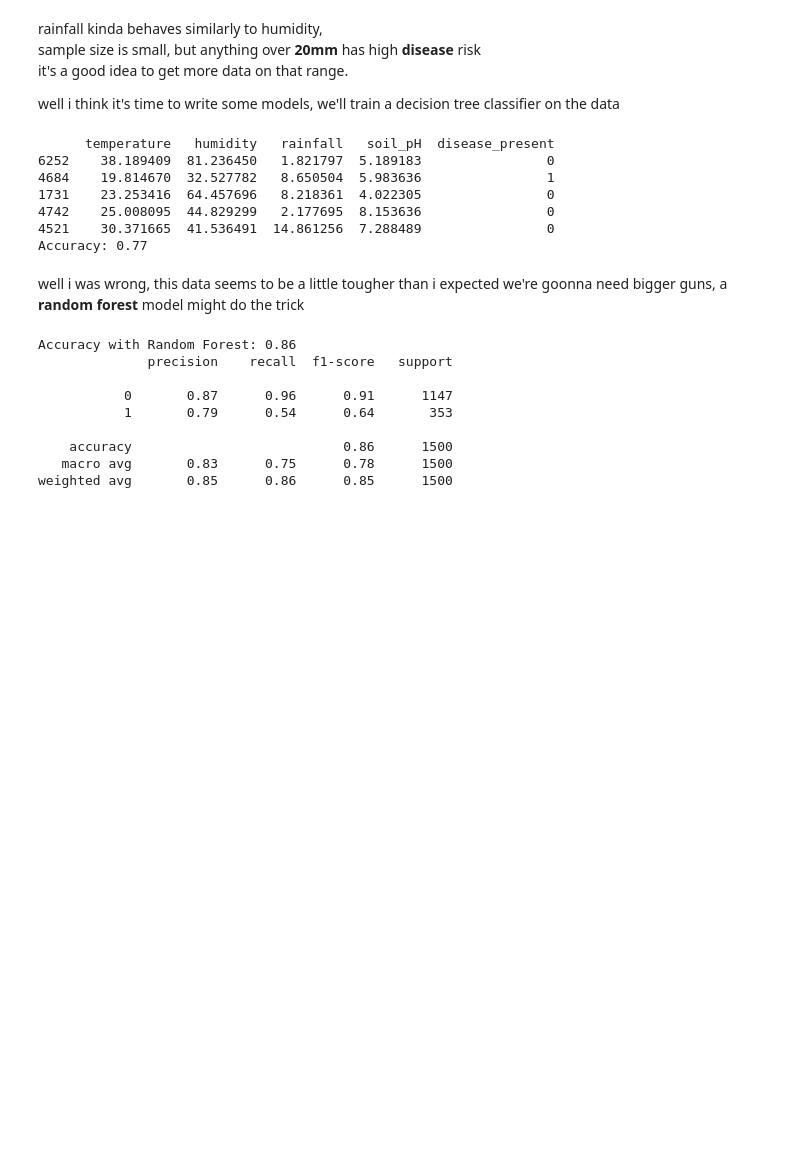
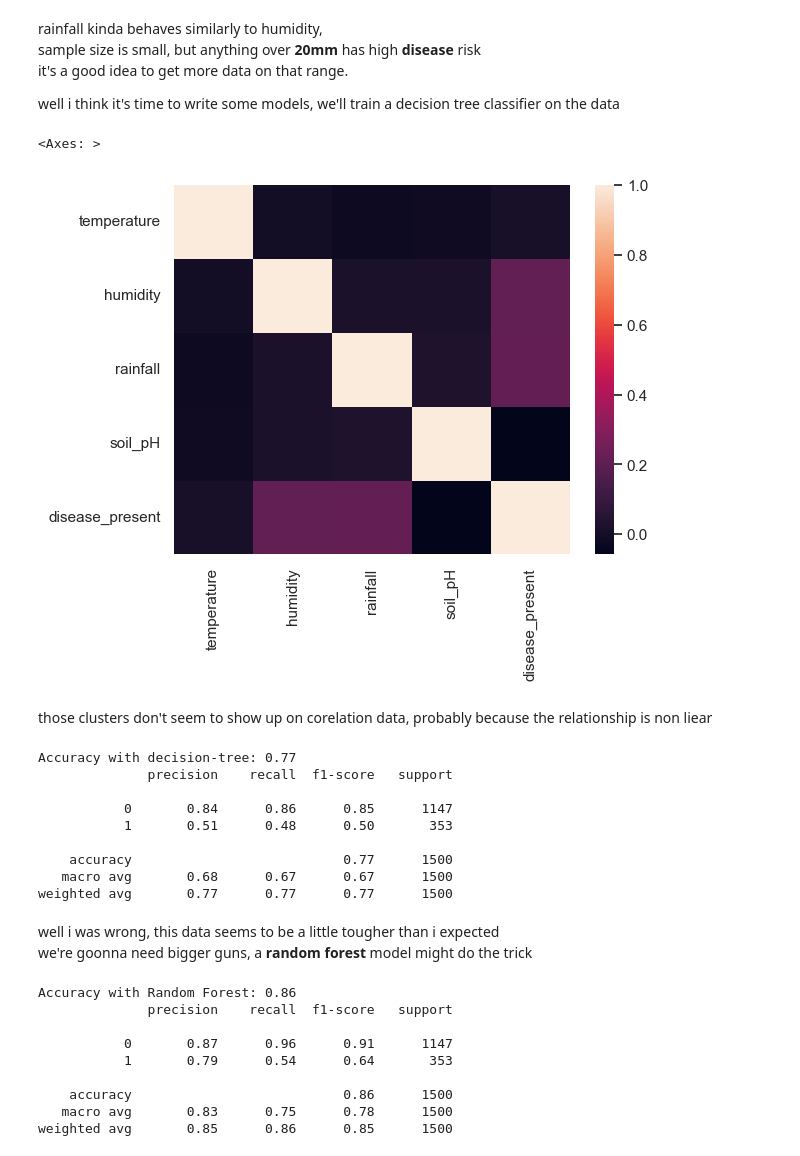
Before and after one commit to gts0025/python_projects, a Jupyter notebook: AI and data/plant_disease/jupiter_plant_data_analysis.ipynb, the cells around one changed output. Drawn from its saved outputs; the diff is of its cells as text; code cells hidden in the pictures; blank space fills up the shorter version.

```diff
--- a/AI and data/plant_disease/jupiter_plant_data_analysis.ipynb
+++ b/AI and data/plant_disease/jupiter_plant_data_analysis.ipynb
@@ -80,8 +121,11 @@ sns.regression()
+# %%
+sns.heatmap(plant_data.corr())
+# %% [output]
+<Axes: >
+[figure, added]
+# %% [markdown]
+those clusters don't seem to show up on corelation data, probably because the relationship is non liear
 # %%
-
-
-
-
 
 #we don't even need to encode the labels, since they are already numerical
 x = plant_data[['temperature', 'humidity', 'soil_pH', 'rainfall']]
@@ -90,23 +134,26 @@ y = plant_data['disease_present']
 #split the data into training and test sets
 x_train, x_test, y_train, y_test = train_test_split(x, y, test_size=0.3, random_state=42)
 #train a decision tree classifier
-clf = DecisionTreeClassifier(random_state=42)
-clf.fit(x_train, y_train)
+tree_model = DecisionTreeClassifier(random_state=42)
+tree_model.fit(x_train, y_train)
 #predict the test set
-y_pred = clf.predict(x_test)
+y_pred = tree_model.predict(x_test)
 #calculate the accuracy
 accuracy = accuracy_score(y_test, y_pred)
-print(f'Accuracy: {accuracy:.2f}')
+print(f'Accuracy with decision-tree: {accuracy:.2f}')
+print(classification_report(y_test, y_pred))
 # %% [output]
-      temperature   humidity   rainfall   soil_pH  disease_present
-6252    38.189409  81.236450   1.821797  5.189183                0
-4684    19.814670  32.527782   8.650504  5.983636                1
-1731    23.253416  64.457696   8.218361  4.022305                0
-4742    25.008095  44.829299   2.177695  8.153636                0
-4521    30.371665  41.536491  14.861256  7.288489                0
-Accuracy: 0.77
+Accuracy with decision-tree: 0.77
+              precision    recall  f1-score   support
+
+           0       0.84      0.86      0.85      1147
+           1       0.51      0.48      0.50       353
+
+    accuracy                           0.77      1500
+   macro avg       0.68      0.67      0.67      1500
+weighted avg       0.77      0.77      0.77      1500
 # %% [markdown]
-well i was wrong, this data seems to be a little tougher than i expected
+well i was wrong, this data seems to be a little tougher than i expected <br>
 we're goonna need bigger guns, a **random forest** model might do the trick
 # %%
 
```
Also changed, not shown: parts of 10 cells of this notebook, 9 other files.
